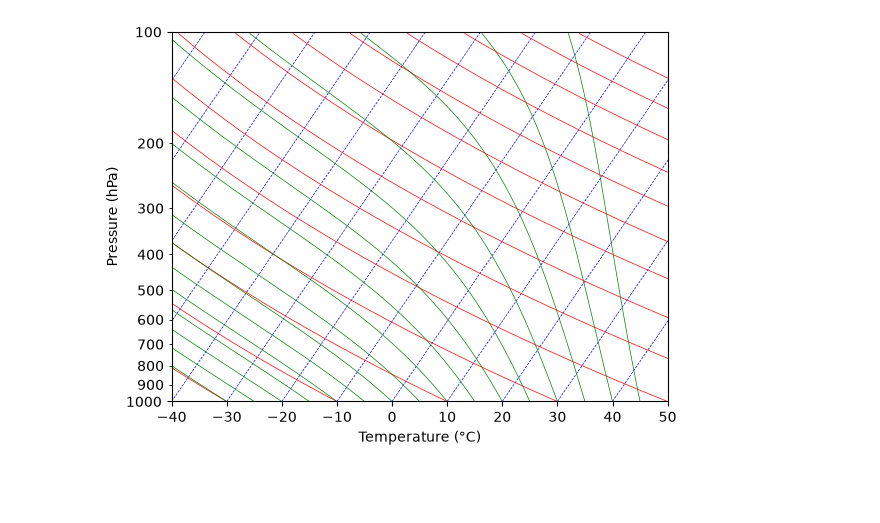
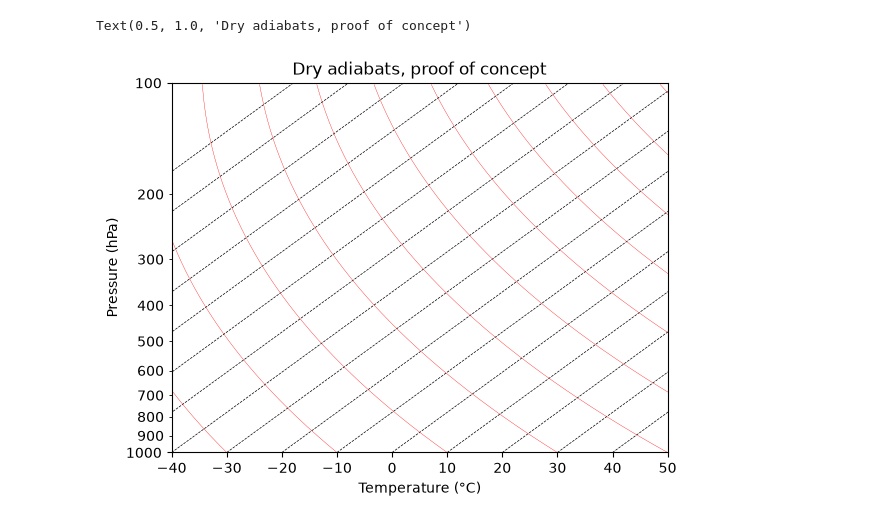
Before and after one commit to rylandlopez24/metr5003, a Jupyter notebook: lab3.ipynb, the cells around one changed output. Drawn from its saved outputs; the diff is of its cells as text; code cells hidden in the pictures; blank space fills up the shorter version.

```diff
--- a/lab3.ipynb
+++ b/lab3.ipynb
@@ -1,10 +1,10 @@
 # %%
-#hi this is rylans skewt thing
+#hi this is rylans skewt
 
-import matplotlib.pyplot as plt
+import matplotlib.pyplot as plt # bringing in necessary libraries
 import matplotlib.ticker as mticker
 import numpy as np
-
+import pandas as pd
 
 ########## isolating my constants #############
 g = 9.81 # m/s^2
@@ -14,21 +14,7 @@ Lv = 2.5e6 # J/kg
 Rv = 461.5 # J/kgK
 
 ###############################################
-
-fig, ax = plt.subplots() # generating new figure
-
-ax.semilogy()
-ax.set_ylim(1000, 100)
-ax.yaxis.set_minor_formatter(mticker.ScalarFormatter())
-ax.yaxis.set_major_formatter(mticker.ScalarFormatter())
-ax.set_ylabel('Pressure (hPa)')
-
-ax.set_xlim(-40, 50)
-ax.set_xlabel('Temperature (°C)')
-
-
-
-def skewT(temp, pres, skew=-20):
+def skewT(temp, pres, skew=-40): #I like 40 - defining skew here
 #’’’
 #Skews the temperature axis for a SkewT plot.
 ##temp: temperature values (deg C)
@@ -36,19 +22,15 @@ def skewT(temp, pres, skew=-20):
 ###skew: amount of skew (default of -20)
     return (temp) + skew * np.log(pres/1000.0)
 
-#now how to do isotherms
-
-for i in range(-80, 50, 10):
-    ax.plot(skewT(np.array([i, i]), np.array([1000, 100])), np.array([1000, 100]), color='blue', linewidth=0.5, linestyle='--')
 
 
-# uhh lets try dry adiabats?
+#  lets try dry adiabats
 
-#we in pressure space, so i guess lets plot potential temperature as the dry adiabats
+#we are in pressure space, so I guess lets plot potential temperature as the dry adiabats. I assume I can set one potential temp and find temp at each pressure
 
 def isentrope(theta0):
 
-    theta = theta0 + 273.15 # convert to kelvin
+    theta = theta0 + 273.15 # converting to kelvin
     p0 = 1000
     pf = 100
     oneisentrope = np.arange(p0, pf, -1) # basically making for one single isentrope, the pressure values from 1000 to 100 hPa and finding
@@ -56,14 +38,13 @@ def isentrope(theta0):
 
     return theta * (oneisentrope/p0)**(Rd/Cp) - 273.15 # basically solving for temperature from theta
 
-for thetaq in range(-30, 240, 20):
-    ax.plot(skewT(isentrope(thetaq), np.arange(1000, 100, -1)), np.arange(1000, 100, -1), color='red', linewidth=0.5)
 
-#now for the moist adiabats. cant quite use the one in the notes because thats relative to z not p
+
+#now for the moist adiabats. cant quite use the one in the notes because thats relative to z not p, so I will integrate hydrostatic to eliminate z
 
 def moist(T): # for an initial temperature
     p0 = 1000 # hPa
-    Tk = T + 273.15 # converting to kelvinnnnn
+    Tk = T + 273.15 # converting to kelvin
     pressure = p0
 
     finaltemps = []
@@ -74,14 +55,35 @@ def moist(T): # for an initial temperature
 
         rs = (Rd/Rv) * (es/(pressure - es)) # saturation mixing ratio in kg/kg
 
-        gamma = (Rd*Tk/(Cp*pressure))*((1+(Lv*rs/(Rd*Tk)))/(1+(Lv**2*rs/(Cp*Rv*Tk**2)))) # moist adiabatic lapse rate in K/hPa - I adjusted it by using hydrostatic equation to get rid of dz
+        gamma = (Rd*Tk/(Cp*pressure))*((1+(Lv*rs/(Rd*Tk)))/(1+(Lv**2*rs/(Cp*Rv*Tk**2)))) # moist adiabatic lapse rate in K/hPa - adjusted it by using hydrostatic equation to get rid of dz
         finaltemps.append(Tk - 273.15) # appending the temperature in celsius to the list
-        Tk -= gamma # updating da temperature in kelvin
+        Tk -= gamma # updating the temperature in kelvin
         pressure -= 1
     return finaltemps
-
-
-for T0 in range(-30, 50, 5, ):
-    ax.plot(skewT(moist(T0), np.arange(1000, 100, -1)), np.arange(1000, 100, -1), color='green', linewidth=0.5)
-# %% [output]
-[figure, removed]
+# %%
+fig, ax = plt.subplots() # generating new figure for proof of concept
+ax.semilogy() #log based axis for pressure
+ax.set_ylim(1000, 100)
+ax.yaxis.set_minor_formatter(mticker.ScalarFormatter())
+ax.yaxis.set_major_formatter(mticker.ScalarFormatter()) #getting both out of scientific notation
+ax.set_ylabel('Pressure (hPa)')
+
+ax.set_xlim(-40, 50)
+ax.set_xlabel('Temperature (°C)')
+
+
+
+
+for i in range(-110, 50, 10): # every 10 degc
+    ax.plot(skewT(np.array([i, i]), np.array([1000, 100])), np.array([1000, 100]), color='black', linewidth=0.5, linestyle='--')
+
+
+
+
+for thetaq in range(-30, 240, 20):
+    ax.plot(skewT(isentrope(thetaq), np.arange(1000, 100, -1)), np.arange(1000, 100, -1), color='red', linewidth=0.25, label='Dry Adiabats' if thetaq == -30 else None) # only label the first one to avoid clutter
+
+ax.set_title("Dry adiabats, proof of concept")
+# %% [output]
+Text(0.5, 1.0, 'Dry adiabats, proof of concept')
+[figure, added]
```
Also changed, not shown: parts of 17 cells of this notebook.
